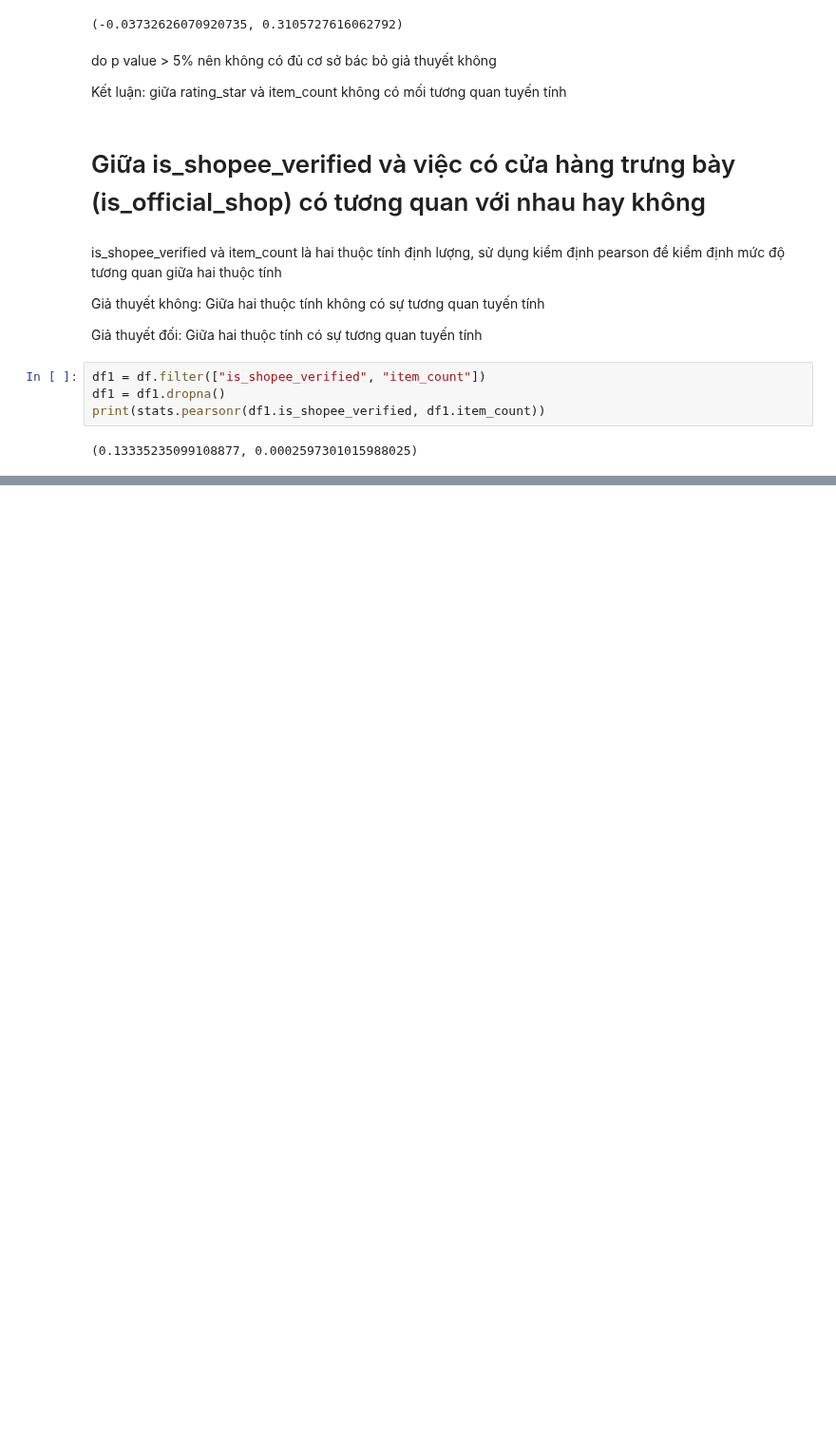
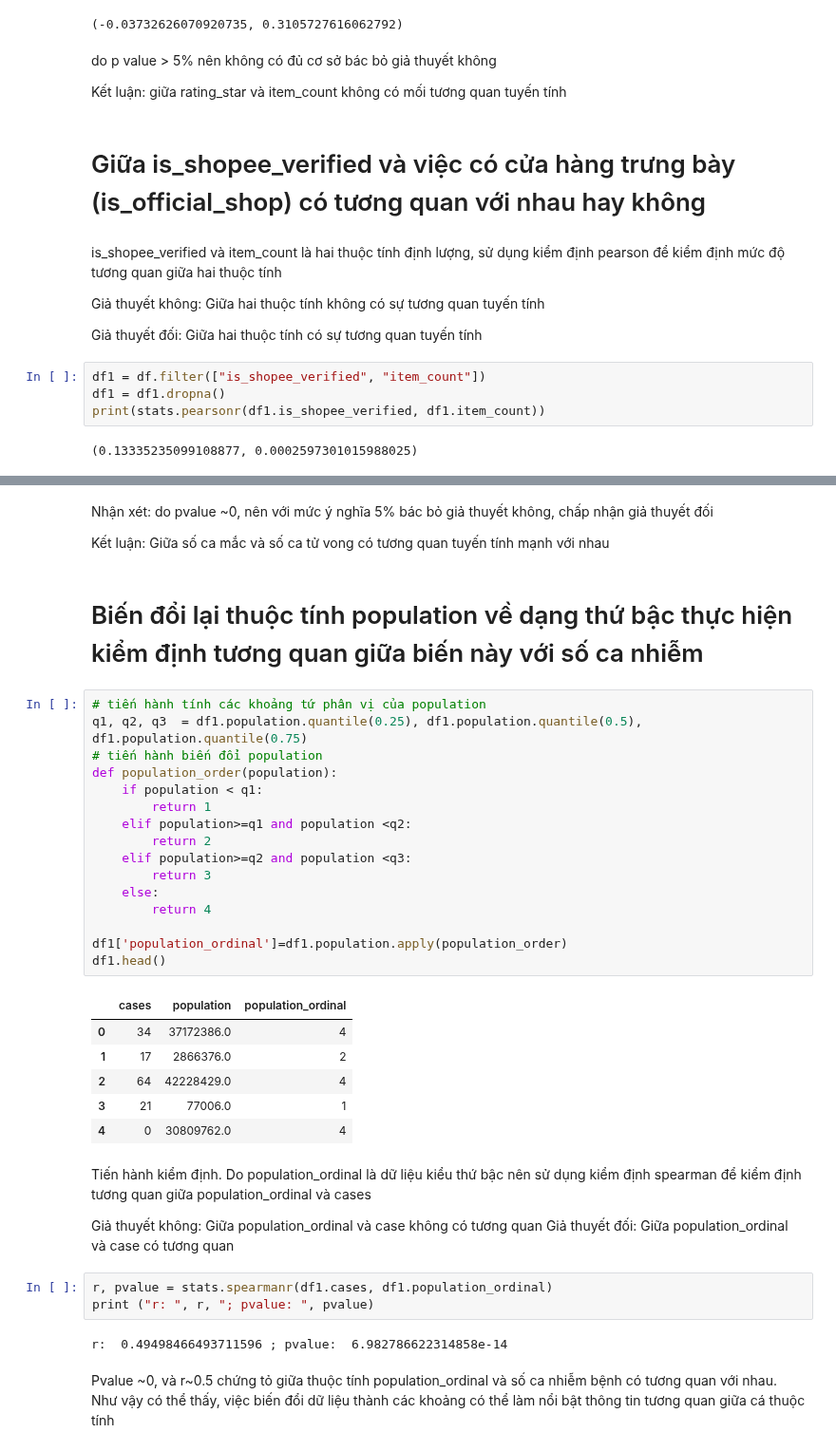
Before and after one commit to mark3000-010701/Dataanalyst, a Jupyter notebook: Thực_hành_kiểm_định_tương_quan.ipynb, the cells around one changed output, grey strips where cells are left out. Shown at 95% size. Saved outputs shown, nothing was run; the diff lists cells and outputs as text; blank space fills up the shorter version.

```diff
--- a/Thực_hành_kiểm_định_tương_quan.ipynb
+++ b/Thực_hành_kiểm_định_tương_quan.ipynb
@@ -126,0 +184,40 @@ print(stats.pearsonr(df1.is_shopee_verified, df1.item_count))
+# %% [markdown]
+Nhận xét: do pvalue ~0, nên với mức ý nghĩa 5% bác bỏ giả thuyết không, chấp nhận giả thuyết đối
+
+Kết luận: Giữa số ca mắc và số ca tử vong có tương quan tuyến tính mạnh với nhau
+# %% [markdown]
+# Biến đổi lại thuộc tính population về dạng thứ bậc thực hiện kiểm định tương quan giữa biến này với số ca nhiễm
+# %%
+# tiến hành tính các khoảng tứ phân vị của population
+q1, q2, q3  = df1.population.quantile(0.25), df1.population.quantile(0.5), df1.population.quantile(0.75)
+# tiến hành biến đổi population
+def population_order(population):
+    if population < q1:
+        return 1
+    elif population>=q1 and population <q2:
+        return 2
+    elif population>=q2 and population <q3:
+        return 3
+    else:
+        return 4
+
+df1['population_ordinal']=df1.population.apply(population_order)
+df1.head()
+# %% [output]
+|  | cases | population | population_ordinal |
+| 0 | 34 | 37172386.0 | 4 |
+| 1 | 17 | 2866376.0 | 2 |
+| 2 | 64 | 42228429.0 | 4 |
+| 3 | 21 | 77006.0 | 1 |
+| 4 | 0 | 30809762.0 | 4 |
+# %% [markdown]
+Tiến hành kiểm định. Do population_ordinal là dữ liệu kiểu thứ bậc nên sử dụng kiểm định spearman để kiểm định tương quan giữa population_ordinal và cases
+
+Giả thuyết không: Giữa population_ordinal và case không có tương quan Giả thuyết đối: Giữa population_ordinal và case có tương quan
+# %%
+r, pvalue = stats.spearmanr(df1.cases, df1.population_ordinal)
+print ("r: ", r, "; pvalue: ", pvalue)
+# %% [output]
+r:  0.49498466493711596 ; pvalue:  6.982786622314858e-14
+# %% [markdown]
+Pvalue ~0, và r~0.5 chứng tỏ giữa thuộc tính population_ordinal và số ca nhiễm bệnh có tương quan với nhau. Như vậy có thể thấy, việc biến đổi dữ liệu thành các khoảng có thể làm nổi bật thông tin tương quan giữa cá thuộc tính
```
Also changed, not shown: parts of 9 cells of this notebook.
